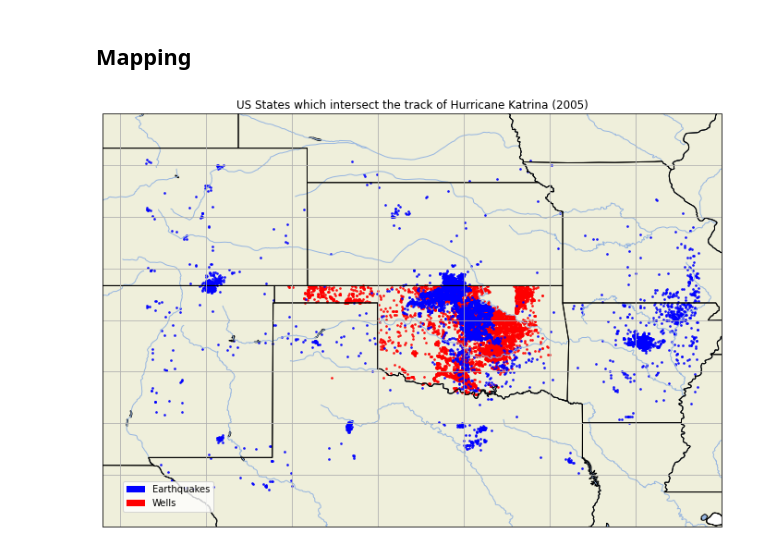
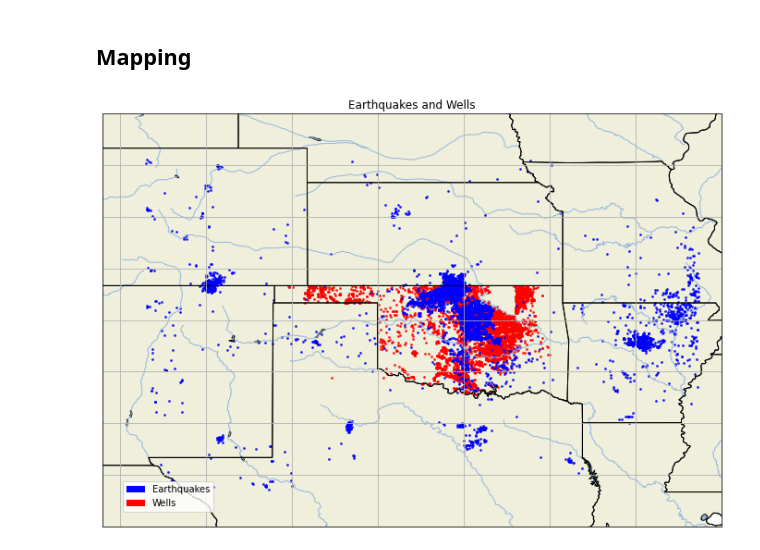
Before and after one commit to kylepollina/earthscience, a Jupyter notebook: notebooks/Fracking_and_Oklahoma_Quakes/Fracking_and_Oklahoma_Quakes main.ipynb, the cells around one changed output. Saved outputs shown, nothing was run; the diff lists cells and outputs as text; code cells hidden in the pictures.

```diff
--- a/notebooks/Fracking_and_Oklahoma_Quakes/Fracking_and_Oklahoma_Quakes main.ipynb
+++ b/notebooks/Fracking_and_Oklahoma_Quakes/Fracking_and_Oklahoma_Quakes main.ipynb
@@ -30,14 +31,17 @@ wells_data = wells_data[wells_data['LONG'] > -105]
 wells_data['Approval Date'] = pd.to_datetime(wells_data['Approval Date'])
 wells_data = wells_data.sort_values('Approval Date').reset_index().drop(columns=['index'])
 
-def convert_bbls_to_float(x):
+def convert_to_float(x):
     try:
         return float(x)
     except Exception:
         return float('nan')
 
 wells_data['BBLS'] = wells_data['BBLS'].apply(str).str.replace(',', '').apply(
-    lambda x: convert_bbls_to_float(x)
+    lambda x: convert_to_float(x)
+)
+wells_data['PSI'] = wells_data['PSI'].apply(str).str.replace(',', '').apply(
+    lambda x: convert_to_float(x)
 )
 
 wells_data
@@ -72,52 +76,62 @@ quakes_data.head()
 # %% [markdown]
 ## Mapping
 # %%
-fig = plt.figure(figsize=(12,10))
+def draw_map(
+    extent=[-108, -90, 42, 30],  # x1, x2, y1, y2
+    min_magnitude=0,             # min earthquake magnitude
+    max_magnitude=20,            # max earthquake magnitude
+    min_bbls=0,
+    max_bbls=None,
+):
+    fig = plt.figure(figsize=(12,10))
 
-ax = fig.add_subplot(1,1,1, projection=crs.PlateCarree())
+    ax = fig.add_subplot(1,1,1, projection=crs.PlateCarree())
 
-ax.set_extent([-108, -90, 42, 30])
-ax.coastlines()
-ax.gridlines(draw_labels=True, crs=crs.PlateCarree())
-ax.add_feature(cartopy.feature.LAND, edgecolor='black')
-ax.add_feature(cartopy.feature.LAKES, edgecolor='black')
-ax.add_feature(cartopy.feature.RIVERS)
-ax.add_feature(cartopy.feature.STATES)
+    ax.set_title('Earthquakes and Wells')
+    ax.set_extent(extent)
+    ax.add_feature(cartopy.feature.LAND, edgecolor='black')
+    ax.add_feature(cartopy.feature.LAKES, edgecolor='black')
+    ax.add_feature(cartopy.feature.RIVERS)
+    ax.add_feature(cartopy.feature.STATES)
+    ax.gridlines(draw_labels=True, crs=crs.PlateCarree())
 
-ax.scatter(
-    x=wells_data['LONG'], y=wells_data['LAT'],
-    color="red",
-    alpha=0.8,
-    s=3,
-    transform=crs.PlateCarree()
-)
-ax.scatter(
-    x=quakes_data['longitude'], y=quakes_data['latitude'],
-    color='blue',
-    alpha=0.8,
-    s=3,
-    transform=crs.PlateCarree()
-)
+    cutoff_quakes = quakes_data[quakes_data['mag'] > min_magnitude]
+    cutoff_quakes = cutoff_quakes[cutoff_quakes['mag'] < max_magnitude]
 
-ax.set_title('US States which intersect the track of '
-             'Hurricane Katrina (2005)')
+    cutoff_wells = wells_data[wells_data['BBLS'] > min_bbls]
+    if max_bbls:
+        cutoff_wells = cutoff_wells[cutoff_wells['BBLS'] < max_bbls]
 
-import matplotlib.patches as mpatches
-# make two proxy artists to add to a legend
-direct_hit = mpatches.Circle((1,1), 4, facecolor='blue')
-within_2_deg = mpatches.Rectangle((0, 0), 1, 1, facecolor="red")
+    ax.scatter(
+        x=cutoff_wells['LONG'], y=cutoff_wells['LAT'],
+        color="red",
+        alpha=0.8,
+        s=3,
+        transform=crs.PlateCarree()
+    )
+    ax.scatter(
+        x=cutoff_quakes['longitude'], y=cutoff_quakes['latitude'],
+        color='blue',
+        alpha=0.8,
+        s=3,
+        transform=crs.PlateCarree()
+    )
 
-labels = ['Earthquakes',
-          'Wells']
+    quakes_label = mpatches.Rectangle((1,1), 1, 1, facecolor='blue')
+    wells_label = mpatches.Rectangle((0, 0), 1, 1, facecolor="red")
 
-ax.legend(
-    [direct_hit, within_2_deg],
-    labels,
-    loc='lower left',
-    bbox_to_anchor=(0.025, 0.025),
-    fancybox=True
-)
+    labels = ['Earthquakes', 'Wells']
 
-fig.show()
+    ax.legend(
+        [quakes_label, wells_label],
+        labels,
+        loc='lower left',
+        bbox_to_anchor=(0.025, 0.025),
+        fancybox=True
+    )
+
+    fig.show()
+
+draw_map()
 # %% [output]
-[figure, old version]
+[figure, new version]
```
Also changed, not shown: parts of 7 cells of this notebook, 2 other files.
